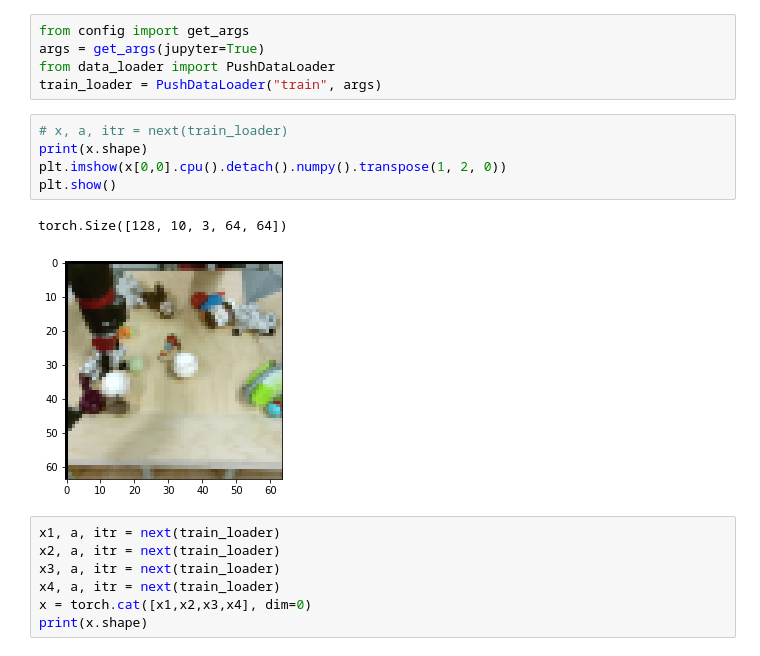
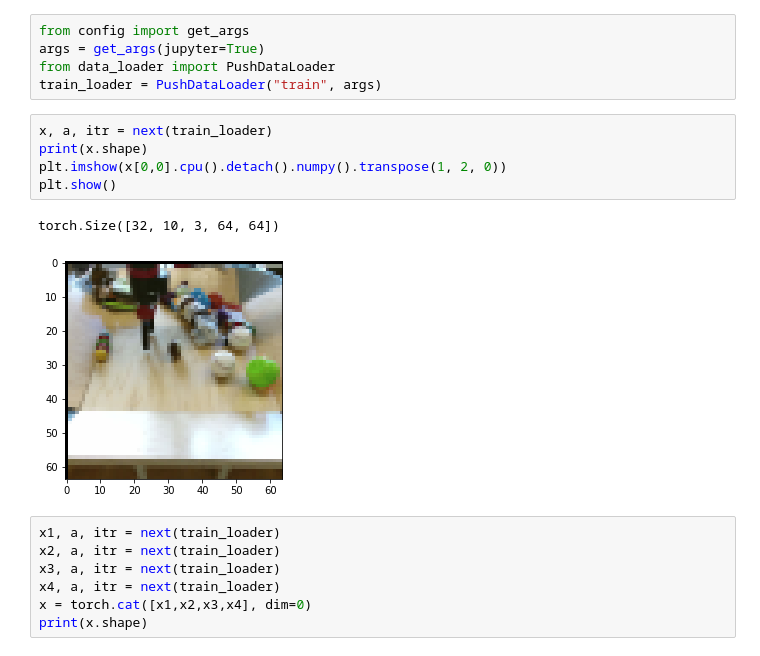
Before and after one commit to naruya/ssm-pixyz, a Jupyter notebook: SSM/_sample.ipynb, the cells around one changed output. Cells and saved outputs as stored; diff of their text form.

```diff
--- a/SSM/_sample.ipynb
+++ b/SSM/_sample.ipynb
@@ -47,13 +27,13 @@ args = get_args(jupyter=True)
 from data_loader import PushDataLoader
 train_loader = PushDataLoader("train", args)
 # %%
-# x, a, itr = next(train_loader)
+x, a, itr = next(train_loader)
 print(x.shape)
 plt.imshow(x[0,0].cpu().detach().numpy().transpose(1, 2, 0))
 plt.show()
 # %% [output]
-torch.Size([128, 10, 3, 64, 64])
+torch.Size([32, 10, 3, 64, 64])
-[figure, old version]
+[figure, new version]
 # %%
 x1, a, itr = next(train_loader)
 x2, a, itr = next(train_loader)
```
Also changed, not shown: parts of 8 cells of this notebook, 3 other files.
